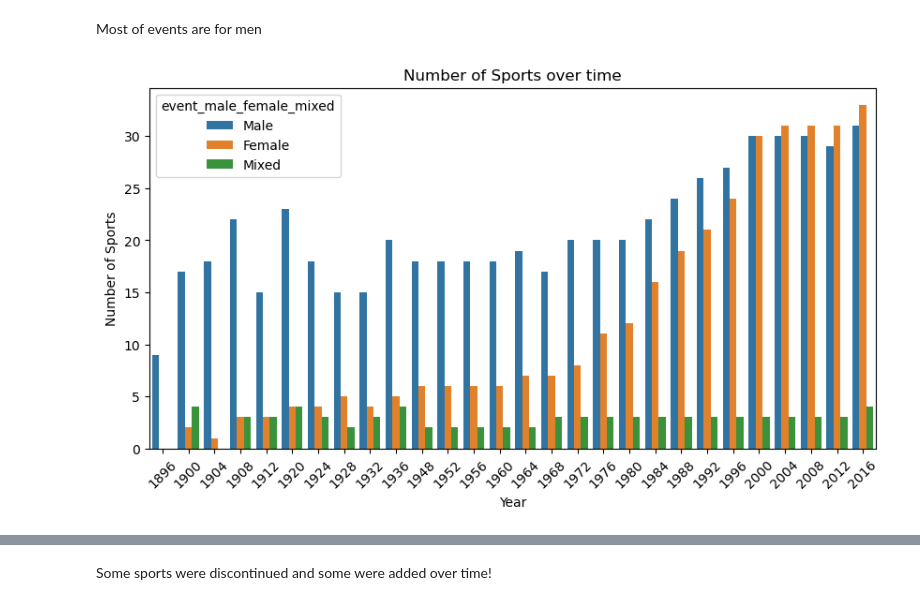
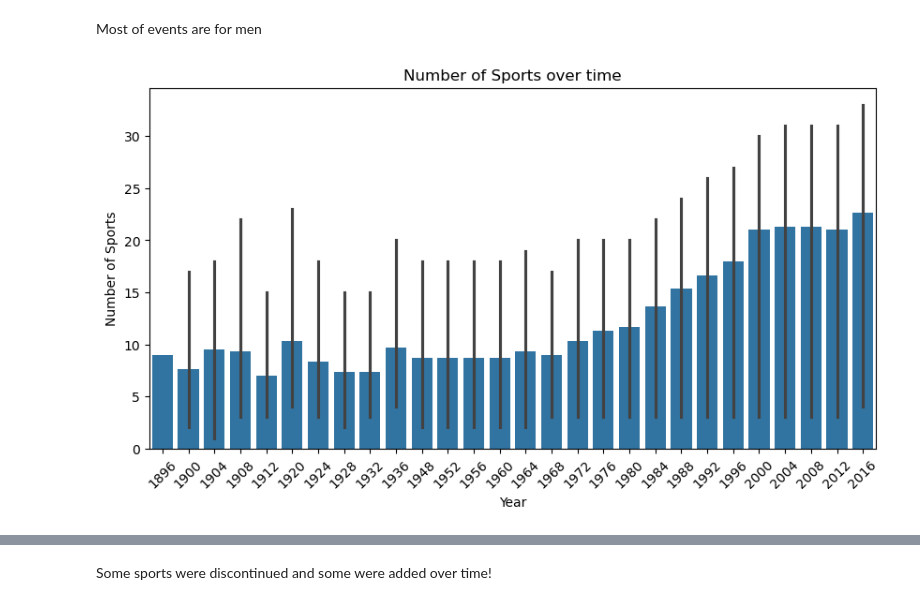
Before and after one commit to MaMut1991/Olympics, a Jupyter notebook: EDA.ipynb, the cells around one changed output, grey strips where cells are left out. Saved outputs shown, nothing was run; the diff lists cells and outputs as text; code cells hidden in the pictures.

```diff
--- a/EDA.ipynb
+++ b/EDA.ipynb
@@ -158,2 +187,5 @@ plt.show()
+# %%
+# Delete duplicates; always keep first entry
+data = data.drop_duplicates(keep='first')
 # %%
 # calculate number of athletes in each sport
@@ -179,15 +210,15 @@ Most of events are for men
 # %%
 # Have some sports been discontinued or added over time?
 
 number_sports_over_time = data[['Sport', 'Year', 'event_male_female_mixed']]
 
 count_sports_each_year = number_sports_over_time.groupby(['Year', 'event_male_female_mixed'])['Sport'].nunique().reset_index()
 count_sports_each_year.columns = ['Year', 'event_male_female_mixed', 'Number_of_Sports']
 fig5, ax = plt.subplots(figsize=(10,5))
-sns.barplot(data=count_sports_each_year, x='Year', y='Number_of_Sports', ax=ax, hue='event_male_female_mixed')
+sns.barplot(data=count_sports_each_year, x='Year', y='Number_of_Sports', ax=ax)
 ax.set_title('Number of Sports over time')
 ax.set_ylabel('Number of Sports')
 plt.xticks(rotation=45)
 plt.show()
 # %% [output]
-[figure, old version]
+[figure, new version]
```
Also changed, not shown: parts of 16 cells of this notebook, 11 other files.
